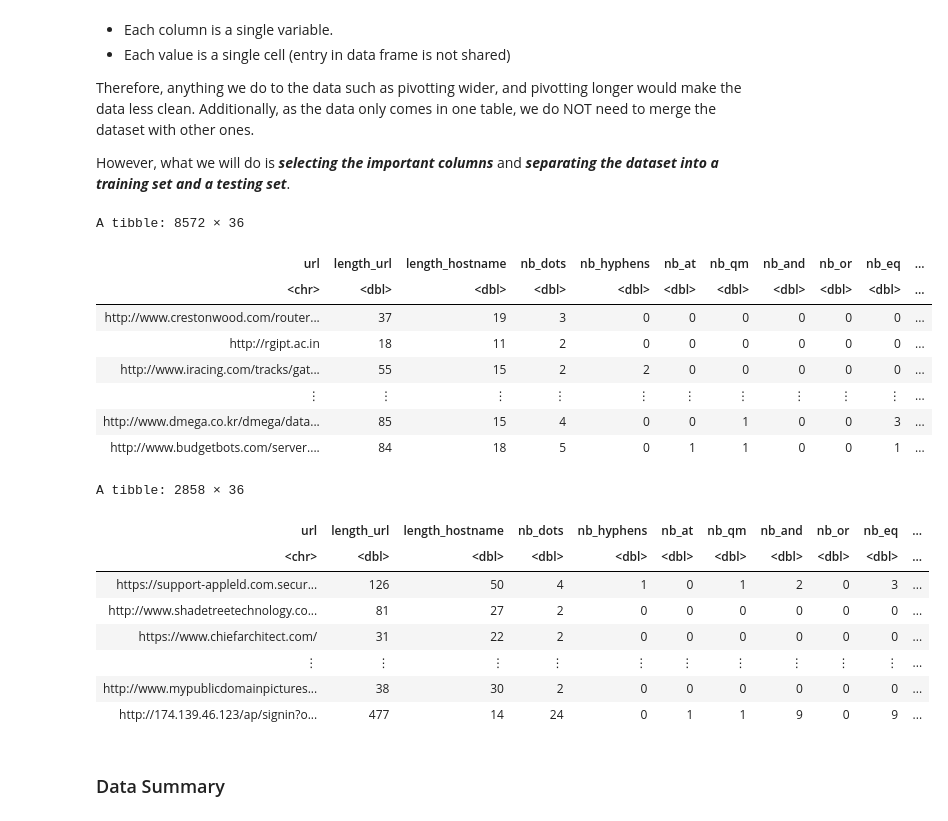
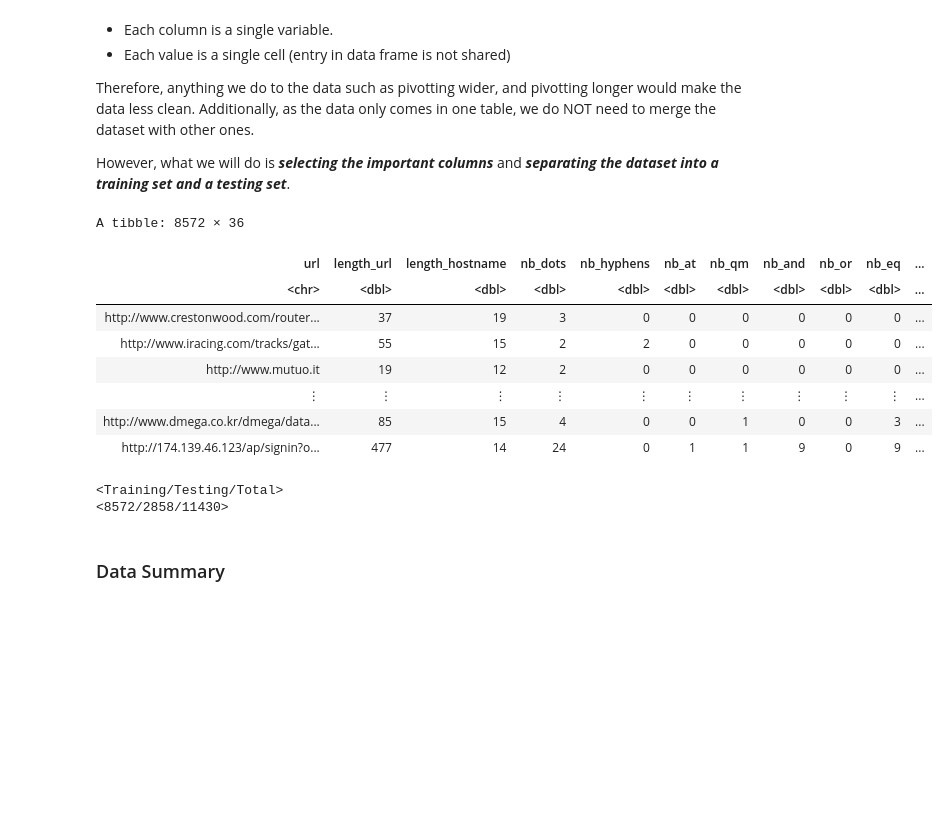
Before and after one commit to BriHan-Tech/phishing-detection, a Jupyter notebook: Topic Proposal.ipynb, the cells around one changed output. Drawn from its saved outputs; the diff is of its cells as text; code cells hidden in the pictures; blank space fills up the shorter version.

Commit message:
Start of Topic Proposal
Splitting the data into training and testing set

```diff
--- a/Topic Proposal.ipynb
+++ b/Topic Proposal.ipynb
@@ -81,34 +81,27 @@ However, what we will do is ***selecting the important columns*** and ***separat
 # %%
 phishing_imp <- phishing_data |>
 select (url, length_url, length_hostname, nb_dots, nb_hyphens, nb_at, nb_qm, nb_and, nb_or, nb_eq, nb_underscore, nb_tilde,
         nb_percent, nb_slash, nb_star, nb_colon, nb_comma, nb_semicolumn, nb_dollar, nb_space, nb_www, nb_com, nb_dslash,
         http_in_path, https_token, ratio_digits_url, ratio_digits_host, tld_in_path, tld_in_subdomain, nb_subdomains,
         longest_word_host, longest_word_path, avg_words_raw, avg_word_host, domain_registration_length, status)
 
 phishing_split <- initial_split(phishing_imp, prop = 3/4, strata = status)
 phishing_train <- training(phishing_split)
 phishing_test <- testing(phishing_split)
 phishing_train
-phishing_test
+phishing_split
 # %% [output]
 A tibble: 8572 × 36
 | url | length_url | length_hostname | nb_dots | nb_hyphens | nb_at | nb_qm | nb_and | nb_or | nb_eq | ... |
 | <chr> | <dbl> | <dbl> | <dbl> | <dbl> | <dbl> | <dbl> | <dbl> | <dbl> | <dbl> | ... |
 | http://www.crestonwood.com/router... | 37 | 19 | 3 | 0 | 0 | 0 | 0 | 0 | 0 | ... |
-| http://rgipt.ac.in | 18 | 11 | 2 | 0 | 0 | 0 | 0 | 0 | 0 | ... |
 | http://www.iracing.com/tracks/gat... | 55 | 15 | 2 | 2 | 0 | 0 | 0 | 0 | 0 | ... |
+| http://www.mutuo.it | 19 | 12 | 2 | 0 | 0 | 0 | 0 | 0 | 0 | ... |
 | ⋮ | ⋮ | ⋮ | ⋮ | ⋮ | ⋮ | ⋮ | ⋮ | ⋮ | ⋮ | ... |
 | http://www.dmega.co.kr/dmega/data... | 85 | 15 | 4 | 0 | 0 | 1 | 0 | 0 | 3 | ... |
-| http://www.budgetbots.com/server.... | 84 | 18 | 5 | 0 | 1 | 1 | 0 | 0 | 1 | ... |
+| http://174.139.46.123/ap/signin?o... | 477 | 14 | 24 | 0 | 1 | 1 | 9 | 0 | 9 | ... |
-A tibble: 2858 × 36
+<Training/Testing/Total>
+<8572/2858/11430>
-| url | length_url | length_hostname | nb_dots | nb_hyphens | nb_at | nb_qm | nb_and | nb_or | nb_eq | ... |
-| <chr> | <dbl> | <dbl> | <dbl> | <dbl> | <dbl> | <dbl> | <dbl> | <dbl> | <dbl> | ... |
-| https://support-appleld.com.secur... | 126 | 50 | 4 | 1 | 0 | 1 | 2 | 0 | 3 | ... |
-| http://www.shadetreetechnology.co... | 81 | 27 | 2 | 0 | 0 | 0 | 0 | 0 | 0 | ... |
-| https://www.chiefarchitect.com/ | 31 | 22 | 2 | 0 | 0 | 0 | 0 | 0 | 0 | ... |
-| ⋮ | ⋮ | ⋮ | ⋮ | ⋮ | ⋮ | ⋮ | ⋮ | ⋮ | ⋮ | ... |
-| http://www.mypublicdomainpictures... | 38 | 30 | 2 | 0 | 0 | 0 | 0 | 0 | 0 | ... |
-| http://174.139.46.123/ap/signin?o... | 477 | 14 | 24 | 0 | 1 | 1 | 9 | 0 | 9 | ... |
 # %% [markdown]
 ### Data Summary
 # %% [markdown]
```
